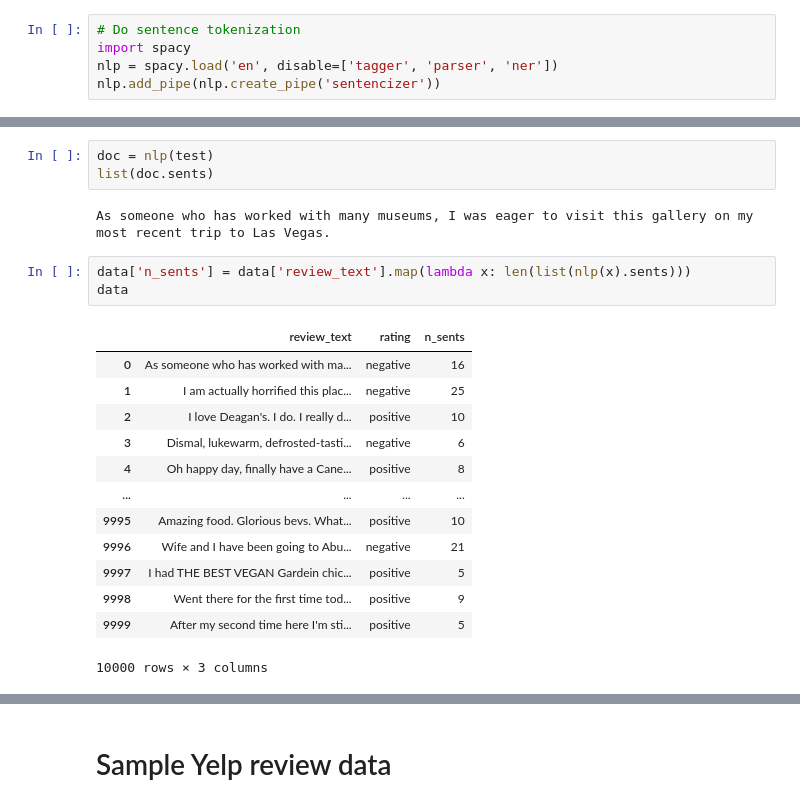
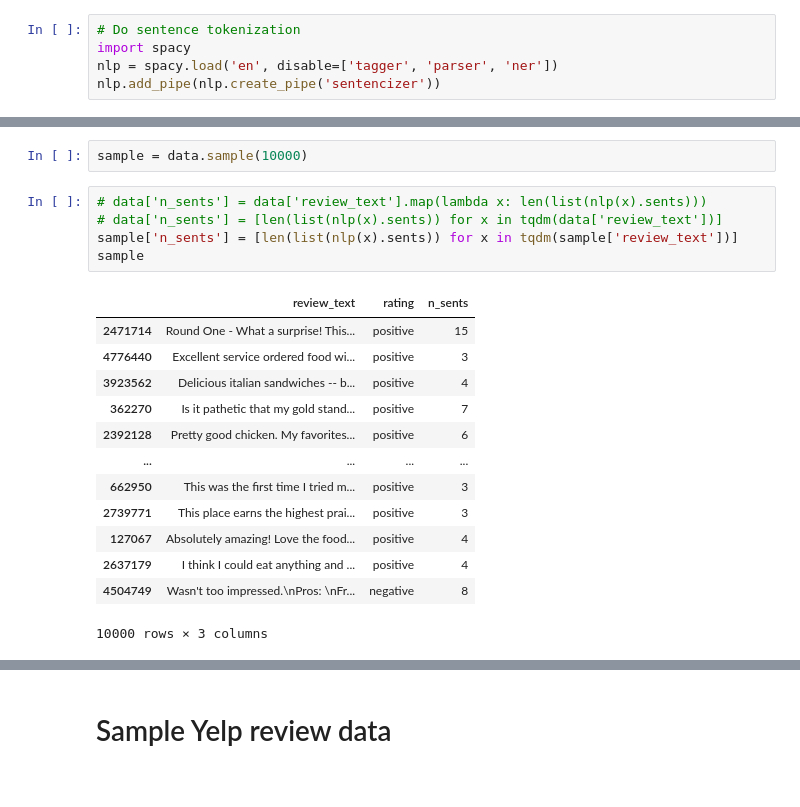
Before and after one commit to michaelmilleryoder/storyq_scripts, a Jupyter notebook: jupyter/yelp_sentiment_classifier.ipynb, the cells around one changed output, grey strips where cells are left out. Saved outputs shown, nothing was run; the diff lists cells and outputs as text.

```diff
--- a/jupyter/yelp_sentiment_classifier.ipynb
+++ b/jupyter/yelp_sentiment_classifier.ipynb
@@ -253,22 +347,21 @@ test
-# %%
-doc = nlp(test)
-list(doc.sents)
-# %% [output]
-As someone who has worked with many museums, I was eager to visit this gallery on my most recent trip to Las Vegas.
+# %%
+sample = data.sample(10000)
 # %%
-data['n_sents'] = data['review_text'].map(lambda x: len(list(nlp(x).sents)))
-data
+# data['n_sents'] = data['review_text'].map(lambda x: len(list(nlp(x).sents)))
+# data['n_sents'] = [len(list(nlp(x).sents)) for x in tqdm(data['review_text'])]
+sample['n_sents'] = [len(list(nlp(x).sents)) for x in tqdm(sample['review_text'])]
+sample
 # %% [output]
 |  | review_text | rating | n_sents |
-| 0 | As someone who has worked with ma... | negative | 16 |
-| 1 | I am actually horrified this plac... | negative | 25 |
-| 2 | I love Deagan's. I do. I really d... | positive | 10 |
-| 3 | Dismal, lukewarm, defrosted-tasti... | negative | 6 |
-| 4 | Oh happy day, finally have a Cane... | positive | 8 |
+| 2471714 | Round One - What a surprise! This... | positive | 15 |
+| 4776440 | Excellent service ordered food wi... | positive | 3 |
+| 3923562 | Delicious italian sandwiches -- b... | positive | 4 |
+| 362270 | Is it pathetic that my gold stand... | positive | 7 |
+| 2392128 | Pretty good chicken. My favorites... | positive | 6 |
 | ... | ... | ... | ... |
-| 9995 | Amazing food. Glorious bevs. What... | positive | 10 |
-| 9996 | Wife and I have been going to Abu... | negative | 21 |
-| 9997 | I had THE BEST VEGAN Gardein chic... | positive | 5 |
-| 9998 | Went there for the first time tod... | positive | 9 |
-| 9999 | After my second time here I'm sti... | positive | 5 |
+| 662950 | This was the first time I tried m... | positive | 3 |
+| 2739771 | This place earns the highest prai... | positive | 3 |
+| 127067 | Absolutely amazing! Love the food... | positive | 4 |
+| 2637179 | I think I could eat anything and ... | positive | 4 |
+| 4504749 | Wasn't too impressed.\nPros: \nFr... | negative | 8 |
 10000 rows × 3 columns
```
Also changed, not shown: parts of 19 cells of this notebook.
